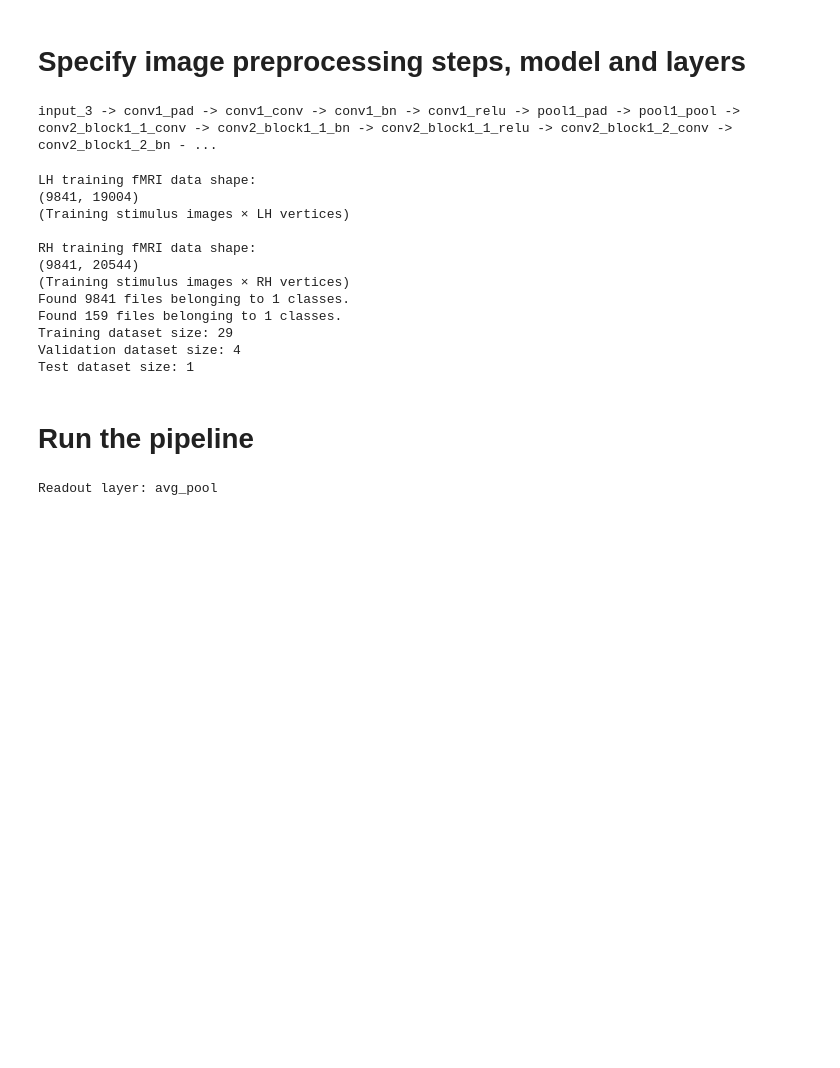
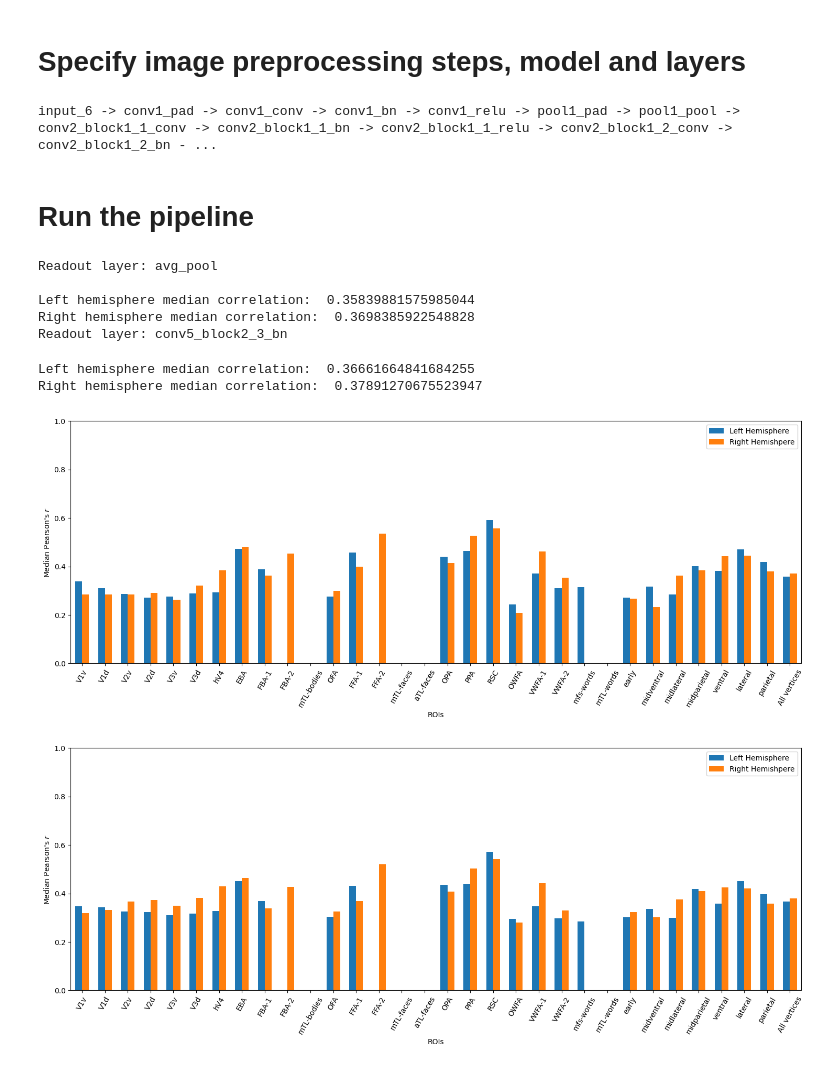
Before and after one commit to iannwtf-algonauts/algonauts23, a Jupyter notebook: tf_pipeline.ipynb, the cells around one changed output. Cells and saved outputs as stored; diff of their text form; code cells hidden in the pictures; blank space fills up the shorter version.

Commit message:
fix dir paths

```diff
--- a/tf_pipeline.ipynb
+++ b/tf_pipeline.ipynb
@@ -157,7 +154,7 @@ def load_FMRI_and_images(subj_dir, create_dataset_from_image_paths):
 
     return (train_dataset, val_dataset, test_dataset, lh_fmri_train, lh_fmri_val, rh_fmri_train, rh_fmri_val)
 # %%
-def run_pipeline(subj_dir, readout_layer, base_model, lh_fmri_train, rh_fmri_train, lh_fmri_val, rh_fmri_val, train_dataset, val_dataset, test_dataset):
+def run_pipeline(subj_data_dir, readout_layer, base_model, lh_fmri_train, rh_fmri_train, lh_fmri_val, rh_fmri_val, train_dataset, val_dataset, test_dataset):
 
     model = tf.keras.Model(inputs=base_model.input, outputs=base_model.get_layer(readout_layer).output)
     pca = PCA(n_components=100)
@@ -206,8 +203,4 @@ def run_pipeline(subj_dir, readout_layer, base_model, lh_fmri_train, rh_fmri_tra
     rh_fmri_test_pred = reg_rh.predict(features_test)
     # Calculate correlation
     lh_correlation, rh_correlation = calulate_correlaction(lh_fmri_val, lh_fmri_val_pred, rh_fmri_val, rh_fmri_val_pred)
-    print('Left hemisphere median correlation: ', np.median(lh_correlation))
-    print('Right hemisphere median correlation: ', np.median(rh_correlation))
-    # Visualize
-    visualize_correlation(lh_correlation, rh_correlation, subj_dir)
-    return (lh_fmri_test_pred, rh_fmri_test_pred)
+    return (lh_fmri_test_pred, rh_fmri_test_pred, lh_correlation, rh_correlation)
@@ -213,0 +209,5 @@ def run_pipeline(subj_dir, readout_layer, base_model, lh_fmri_train, rh_fmri_tra
+# %%
+subj = 'subj01'
+subj_data_dir = os.path.join(data_dir, subj)
+subj_submission_dir = os.path.join(submission_dir, subj)
+train_dataset, val_dataset, test_dataset, lh_fmri_train, lh_fmri_val, rh_fmri_train, rh_fmri_val = load_FMRI_and_images(subj_data_dir, create_dataset_from_image_paths)
@@ -225,32 +238,26 @@ base_model = tf.keras.applications.ResNet50(weights='imagenet')
 for layer in base_model.layers:
     print(layer.name, end=' -> ')
 
-layers = ['avg_pool'] #, 'block5c_bn', 'block5b_bn', 'block5a_bn']
+layers = ['avg_pool', 'conv5_block2_3_bn'] #, 'block5c_bn', 'block5b_bn', 'block5a_bn']
 # %% [output]
-input_3 -> conv1_pad -> conv1_conv -> conv1_bn -> conv1_relu -> pool1_pad -> pool1_pool -> conv2_block1_1_conv -> conv2_block1_1_bn -> conv2_block1_1_relu -> conv2_block1_2_conv -> conv2_block1_2_bn - ...
+input_6 -> conv1_pad -> conv1_conv -> conv1_bn -> conv1_relu -> pool1_pad -> pool1_pool -> conv2_block1_1_conv -> conv2_block1_1_bn -> conv2_block1_1_relu -> conv2_block1_2_conv -> conv2_block1_2_bn - ...
-# %%
-subj = 'subj01'
-subj_dir = os.path.join(data_dir, subj)
-train_dataset, val_dataset, test_dataset, lh_fmri_train, lh_fmri_val, rh_fmri_train, rh_fmri_val = load_FMRI_and_images(subj_dir, create_dataset_from_image_paths)
-# %% [output]
-LH training fMRI data shape:
-(9841, 19004)
-(Training stimulus images × LH vertices)
-
-RH training fMRI data shape:
-(9841, 20544)
-(Training stimulus images × RH vertices)
-Found 9841 files belonging to 1 classes.
-Found 159 files belonging to 1 classes.
-Training dataset size: 29
-Validation dataset size: 4
-Test dataset size: 1
 # %% [markdown]
 # Run the pipeline
 # %%
 for readout_layer in layers:
     print(f'Readout layer: {readout_layer}\n')
-    lh_fmri_test_pred, rh_fmri_test_pred = run_pipeline(subj_dir, readout_layer, base_model, lh_fmri_train, rh_fmri_train, lh_fmri_val, rh_fmri_val, train_dataset, val_dataset, test_dataset)
-    save_predictions(lh_fmri_test_pred, rh_fmri_test_pred, os.path.join(parent_submission_dir, subj_dir))
+    lh_fmri_test_pred, rh_fmri_test_pred, lh_correlation, rh_correlation = run_pipeline(subj_data_dir, readout_layer, base_model, lh_fmri_train, rh_fmri_train, lh_fmri_val, rh_fmri_val, train_dataset, val_dataset, test_dataset)
+    print('Left hemisphere median correlation: ', np.median(lh_correlation))
+    print('Right hemisphere median correlation: ', np.median(rh_correlation))
+    visualize_correlation(lh_correlation, rh_correlation, subj_data_dir)
+    save_predictions(lh_fmri_test_pred, rh_fmri_test_pred, subj_submission_dir)
 # %% [output]
 Readout layer: avg_pool
+
+Left hemisphere median correlation:  0.35839881575985044
+Right hemisphere median correlation:  0.3698385922548828
+Readout layer: conv5_block2_3_bn
+Left hemisphere median correlation:  0.36661664841684255
+Right hemisphere median correlation:  0.37891270675523947
+[figure, added]
+[figure, added]
```
Also changed, not shown: parts of 4 cells of this notebook.
